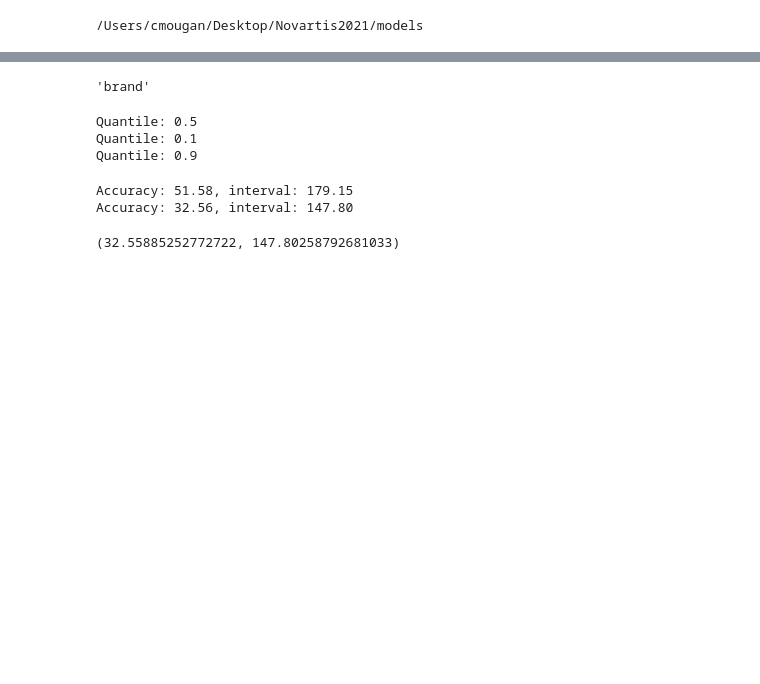
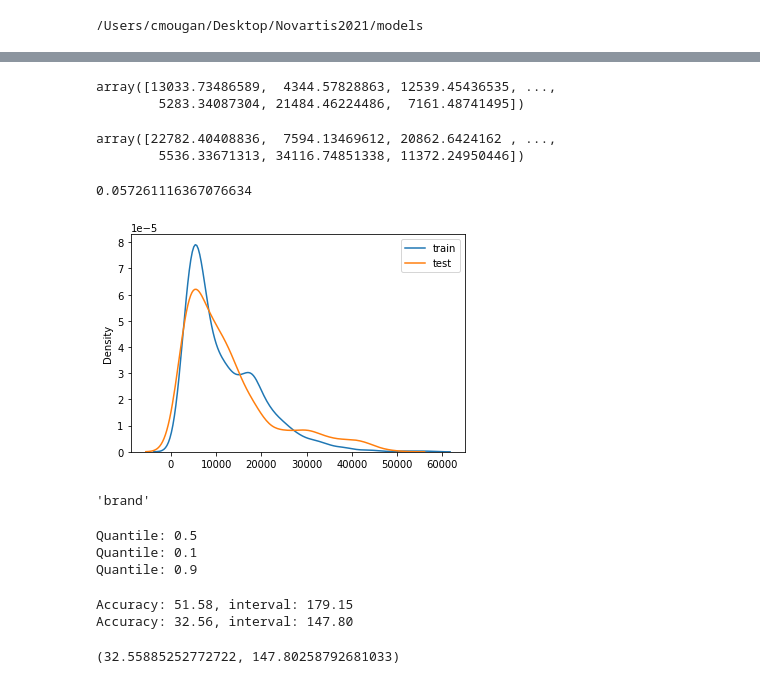
Before and after one commit to cmougan/Novartis2021, a Jupyter notebook: EDA.ipynb, the cells around one changed output, grey strips where cells are left out. Drawn from its saved outputs; the diff is of its cells as text; code cells hidden in the pictures; blank space fills up the shorter version.

```diff
--- a/EDA.ipynb
+++ b/EDA.ipynb
@@ -108,0 +287,14 @@ check_train_test(X_val, X_test)
+# %%
+tr = df_feats[(df_feats.validation == 1) | (df_feats.validation == 0)]
+# %%
+te = df_feats.query("validation.isnull()", engine="python")
+# %%
+te['market_estimation'].values
+# %% [output]
+array([13033.73486589,  4344.57828863, 12539.45436535, ...,
+        5283.34087304, 21484.46224486,  7161.48741495])
+# %%
+tr['market_estimation'].values
+# %% [output]
+array([22782.40408836,  7594.13469612, 20862.6424162 , ...,
+        5536.33671313, 34116.74851338, 11372.24950446])
@@ -108,0 +303,4 @@ check_train_test(X_val, X_test)
+# %%
+ks_2samp(tr['market_estimation'].values, te['market_estimation'].values).statistic
+# %% [output]
+0.057261116367076634
@@ -109,3 +310,11 @@ check_train_test(X_val, X_test)
+# %%
+plt.figure()
+sns.kdeplot(tr['market_estimation'].values,label='train')
+sns.kdeplot(te['market_estimation'].values,label='test')
+plt.legend()
+plt.show()
+# %% [output]
+[figure, added]
 # %%
     'whichBrand',
     'count',
```
Also changed, not shown: parts of 3 cells of this notebook, 1 other file.
